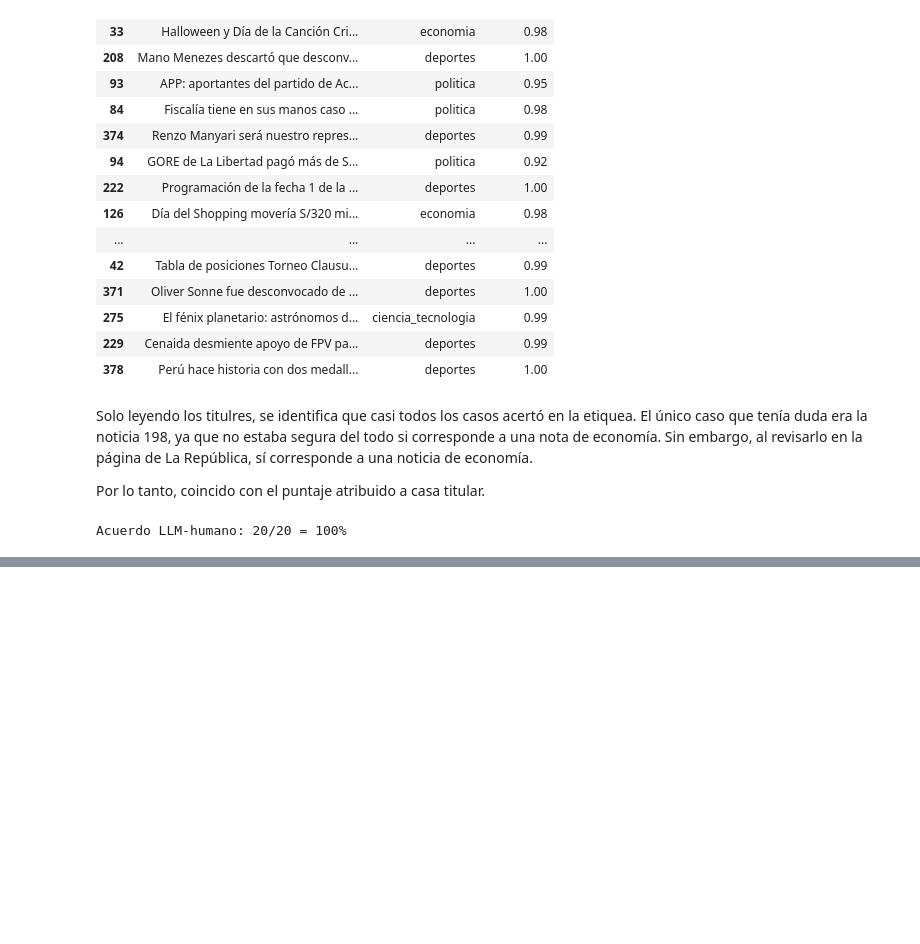
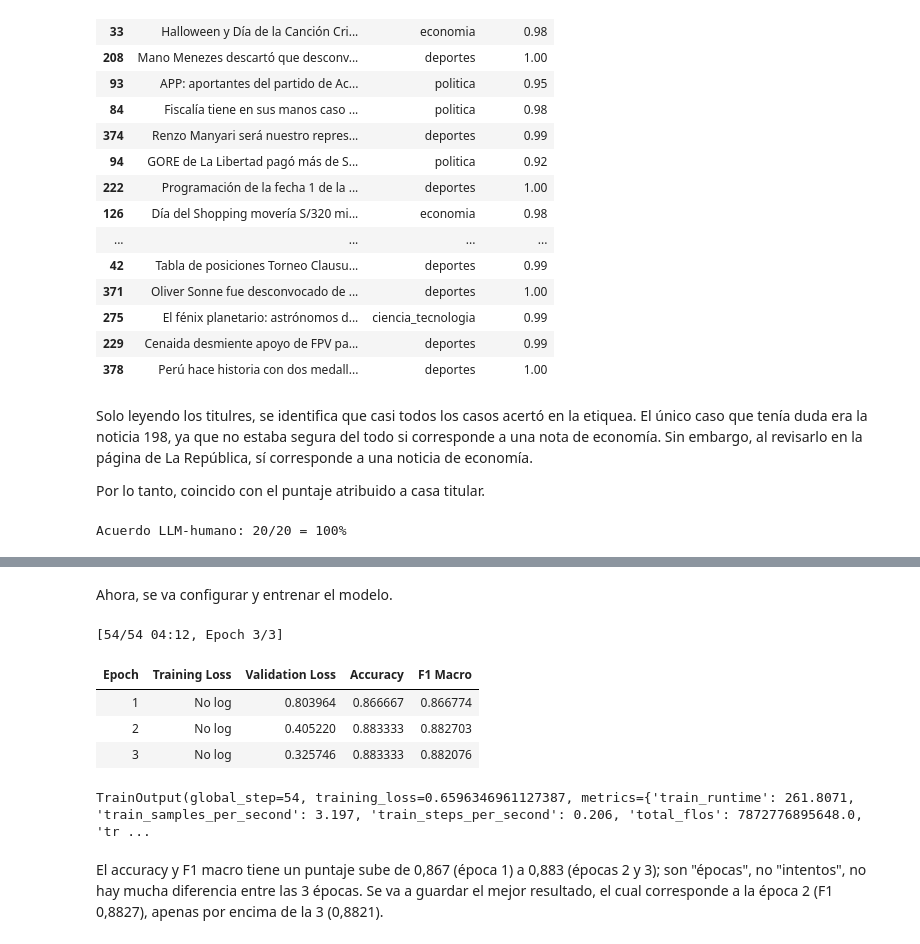
Before and after one commit to Clandra91/Python_intermedio, a Jupyter notebook: tarea_1/02_clasificacion.ipynb, the cells around one changed output, grey strips where cells are left out. Cells and saved outputs as stored; diff of their text form; code cells hidden in the pictures; blank space fills up the shorter version.

```diff
--- a/tarea_1/02_clasificacion.ipynb
+++ b/tarea_1/02_clasificacion.ipynb
@@ -247,0 +339,38 @@ Acuerdo LLM-humano: 20/20 = 100%
+# %% [markdown]
+Ahora, se va configurar y entrenar el modelo.
+# %%
+def calcular_metricas(prediccion):
+    """Accuracy y F1 macro, para evaluar cada época en validación."""
+    reales = prediccion.label_ids
+    predichas = np.argmax(prediccion.predictions, axis=1)
+    return {"accuracy": accuracy_score(reales, predichas),
+            "f1_macro": f1_score(reales, predichas, average="macro")}
+
+argumentos = TrainingArguments(
+    output_dir="modelo",               # aquí se guardan las copias intermedias (checkpoints)
+    num_train_epochs=3,                # 3 épocas, como pide el enunciado
+    per_device_train_batch_size=16,    # 16 titulares por paso (el enunciado pide entre 8 y 16)
+    per_device_eval_batch_size=32,
+    learning_rate=5e-5,
+    eval_strategy="epoch",             # evalúa en validación al terminar cada época
+    save_strategy="epoch",
+    load_best_model_at_end=True,       # al final se queda con la mejor época…
+    metric_for_best_model="f1_macro",  # …según el F1 macro
+    save_total_limit=1,                # guarda solo 1 copia intermedia (cada una pesa ~1,6 GB)
+    seed=42,
+    report_to="none",
+)
+
+entrenador = Trainer(model=modelo, args=argumentos,
+                     train_dataset=ds_train, eval_dataset=ds_val,
+                     processing_class=tokenizador, compute_metrics=calcular_metricas)
+entrenador.train()
+# %% [output]
+[54/54 04:12, Epoch 3/3]
+| Epoch | Training Loss | Validation Loss | Accuracy | F1 Macro |
+| 1 | No log | 0.803964 | 0.866667 | 0.866774 |
+| 2 | No log | 0.405220 | 0.883333 | 0.882703 |
+| 3 | No log | 0.325746 | 0.883333 | 0.882076 |
+TrainOutput(global_step=54, training_loss=0.6596346961127387, metrics={'train_runtime': 261.8071, 'train_samples_per_second': 3.197, 'train_steps_per_second': 0.206, 'total_flos': 7872776895648.0, 'tr ...
+# %% [markdown]
+El accuracy y F1 macro tiene un puntaje sube de 0,867 (época 1) a 0,883 (épocas 2 y 3); son "épocas", no "intentos", no hay mucha diferencia entre las 3 épocas. Se va a guardar el mejor resultado, el cual corresponde a la época 2 (F1 0,8827), apenas por encima de la 3 (0,8821).
```
Also changed, not shown: parts of 6 cells of this notebook, 3 other files.
